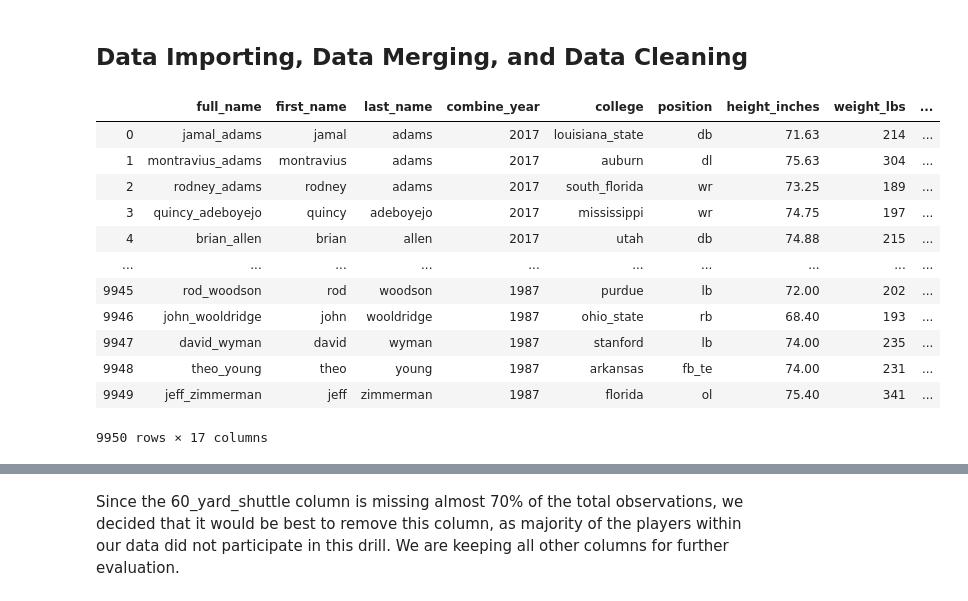
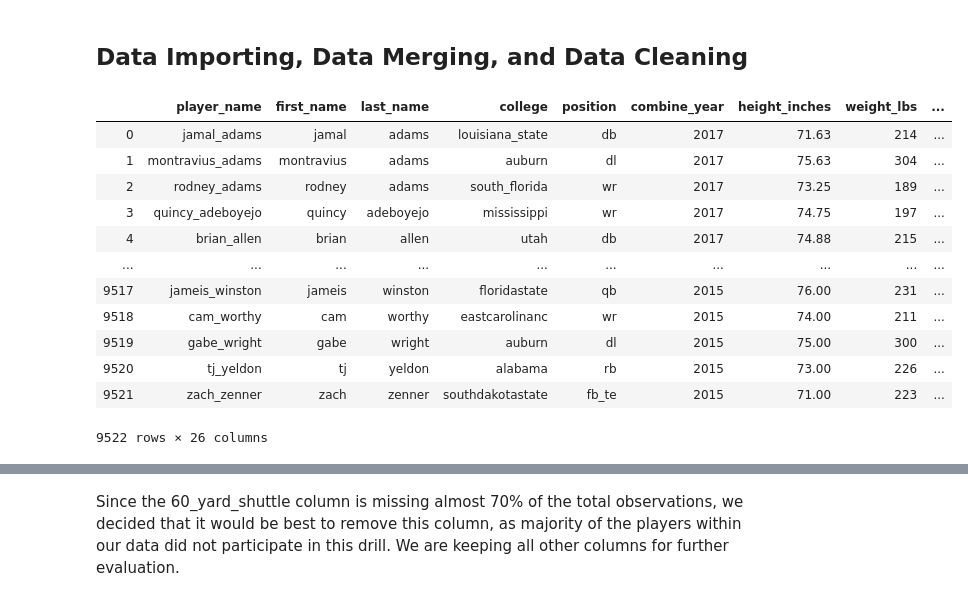
Before and after one commit to michaelpallante/nfl_combine_classification_modeling, a Jupyter notebook: notebooks/nfl_combine_eda.ipynb, the cells around one changed output, grey strips where cells are left out. Cells and saved outputs as stored; diff of their text form; code cells hidden in the pictures.

```diff
--- a/notebooks/nfl_combine_eda.ipynb
+++ b/notebooks/nfl_combine_eda.ipynb
@@ -22,25 +22,25 @@ The dataset that was analyzed for this study contains 9,972 observations of NFL
 ## Data Importing, Data Merging, and Data Cleaning
 # %%
 # import NFL Combine and NFL Draft data
-nfl_combine_df = pd.read_csv('../data/nfl_combine_data.csv')
+nfl_combine_df = pd.read_csv('../data/nfl_combine_cleaned.csv')
 nfl_draft_df = pd.read_csv('../data/nfl_draft_data.csv')
 
 # quick overview of the NFL Combine dataset
 nfl_combine_df
 # %% [output]
-|  | full_name | first_name | last_name | combine_year | college | position | height_inches | weight_lbs | ... |
-| 0 | jamal_adams | jamal | adams | 2017 | louisiana_state | db | 71.63 | 214 | ... |
-| 1 | montravius_adams | montravius | adams | 2017 | auburn | dl | 75.63 | 304 | ... |
-| 2 | rodney_adams | rodney | adams | 2017 | south_florida | wr | 73.25 | 189 | ... |
-| 3 | quincy_adeboyejo | quincy | adeboyejo | 2017 | mississippi | wr | 74.75 | 197 | ... |
-| 4 | brian_allen | brian | allen | 2017 | utah | db | 74.88 | 215 | ... |
+|  | player_name | first_name | last_name | college | position | combine_year | height_inches | weight_lbs | ... |
+| 0 | jamal_adams | jamal | adams | louisiana_state | db | 2017 | 71.63 | 214 | ... |
+| 1 | montravius_adams | montravius | adams | auburn | dl | 2017 | 75.63 | 304 | ... |
+| 2 | rodney_adams | rodney | adams | south_florida | wr | 2017 | 73.25 | 189 | ... |
+| 3 | quincy_adeboyejo | quincy | adeboyejo | mississippi | wr | 2017 | 74.75 | 197 | ... |
+| 4 | brian_allen | brian | allen | utah | db | 2017 | 74.88 | 215 | ... |
 | ... | ... | ... | ... | ... | ... | ... | ... | ... | ... |
-| 9945 | rod_woodson | rod | woodson | 1987 | purdue | lb | 72.00 | 202 | ... |
-| 9946 | john_wooldridge | john | wooldridge | 1987 | ohio_state | rb | 68.40 | 193 | ... |
-| 9947 | david_wyman | david | wyman | 1987 | stanford | lb | 74.00 | 235 | ... |
-| 9948 | theo_young | theo | young | 1987 | arkansas | fb_te | 74.00 | 231 | ... |
-| 9949 | jeff_zimmerman | jeff | zimmerman | 1987 | florida | ol | 75.40 | 341 | ... |
+| 9517 | jameis_winston | jameis | winston | floridastate | qb | 2015 | 76.00 | 231 | ... |
+| 9518 | cam_worthy | cam | worthy | eastcarolinanc | wr | 2015 | 74.00 | 211 | ... |
+| 9519 | gabe_wright | gabe | wright | auburn | dl | 2015 | 75.00 | 300 | ... |
+| 9520 | tj_yeldon | tj | yeldon | alabama | rb | 2015 | 73.00 | 226 | ... |
+| 9521 | zach_zenner | zach | zenner | southdakotastate | fb_te | 2015 | 71.00 | 223 | ... |
-9950 rows × 17 columns
+9522 rows × 26 columns
 # %%
 # quick overview of the NFL Draft dataset
 nfl_draft_df
```
Also changed, not shown: parts of 17 cells of this notebook, 3 other files.
